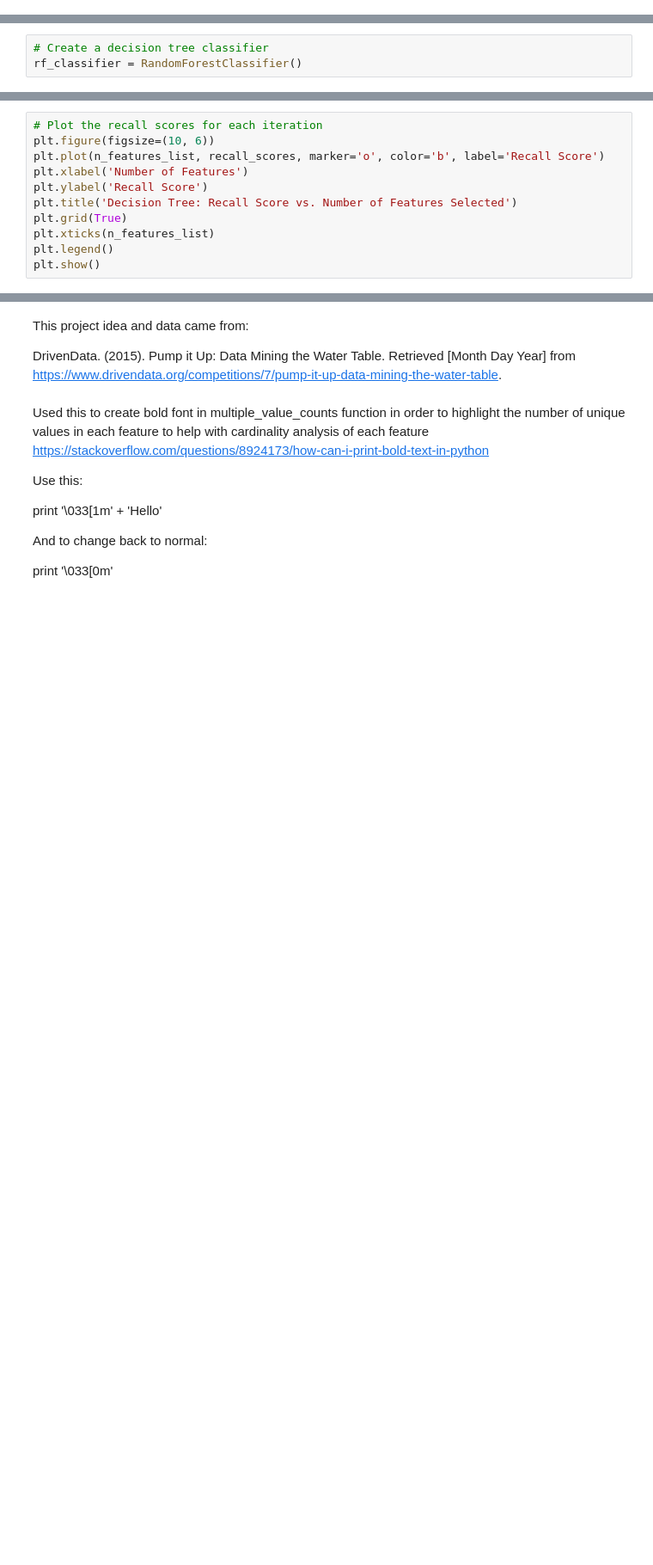
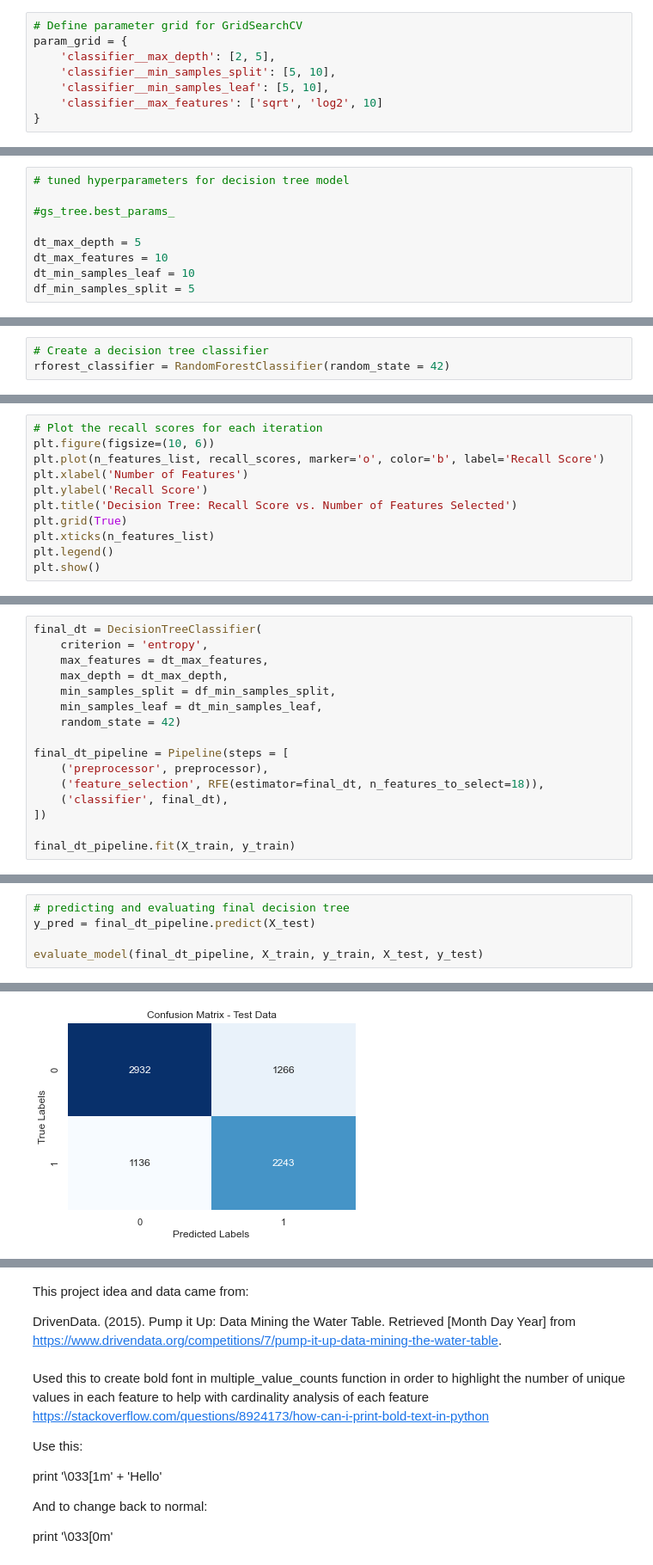
Before and after one commit to ckucewicz/Water_well_classification, a Jupyter notebook: Notebook.ipynb, the cells around one changed output, grey strips where cells are left out. Shown at 86% size. Saved outputs shown, nothing was run; the diff lists cells and outputs as text; blank space fills up the shorter version.

Commit message:
Updated Modeling

```diff
--- a/Notebook.ipynb
+++ b/Notebook.ipynb
@@ -1815,0 +1685,8 @@ plt.show()
+# %%
+# Define parameter grid for GridSearchCV
+param_grid = {
+    'classifier__max_depth': [2, 5],
+    'classifier__min_samples_split': [5, 10],
+    'classifier__min_samples_leaf': [5, 10],
+    'classifier__max_features': ['sqrt', 'log2', 10]
+}
@@ -1815,0 +1702,9 @@ plt.show()
+# %%
+# tuned hyperparameters for decision tree model
+
+#gs_tree.best_params_
+
+dt_max_depth = 5
+dt_max_features = 10
+dt_min_samples_leaf = 10
+df_min_samples_split = 5
@@ -1816,3 +1715,3 @@ plt.show()
 # %%
 # Create a decision tree classifier
-rf_classifier = RandomForestClassifier()
+rforest_classifier = RandomForestClassifier(random_state = 42)
@@ -1873,0 +1820,16 @@ print(f"Best recall score: {best_recall:.4f}")
+# %%
+final_dt = DecisionTreeClassifier(
+    criterion = 'entropy',
+    max_features = dt_max_features,
+    max_depth = dt_max_depth,
+    min_samples_split = df_min_samples_split,
+    min_samples_leaf = dt_min_samples_leaf,
+    random_state = 42)
+
+final_dt_pipeline = Pipeline(steps = [
+    ('preprocessor', preprocessor),
+    ('feature_selection', RFE(estimator=final_dt, n_features_to_select=18)),
+    ('classifier', final_dt),
+])
+
+final_dt_pipeline.fit(X_train, y_train)
@@ -1873,0 +1854,6 @@ print(f"Best recall score: {best_recall:.4f}")
+# %%
+# predicting and evaluating final decision tree
+y_pred = final_dt_pipeline.predict(X_test)
+
+evaluate_model(final_dt_pipeline, X_train, y_train, X_test, y_test)
+# %% [output]
@@ -1873,0 +1865 @@ print(f"Best recall score: {best_recall:.4f}")
+[figure, added]
```
Also changed, not shown: parts of 103 cells of this notebook.
